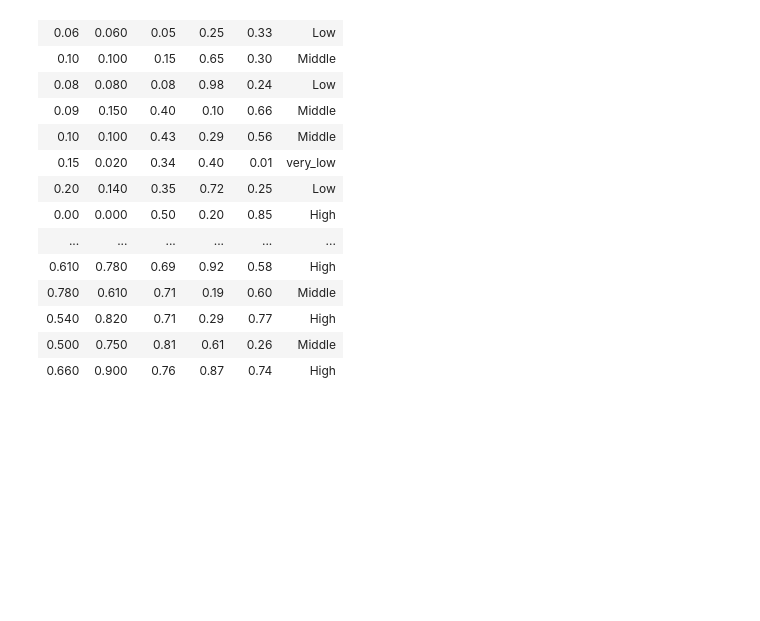
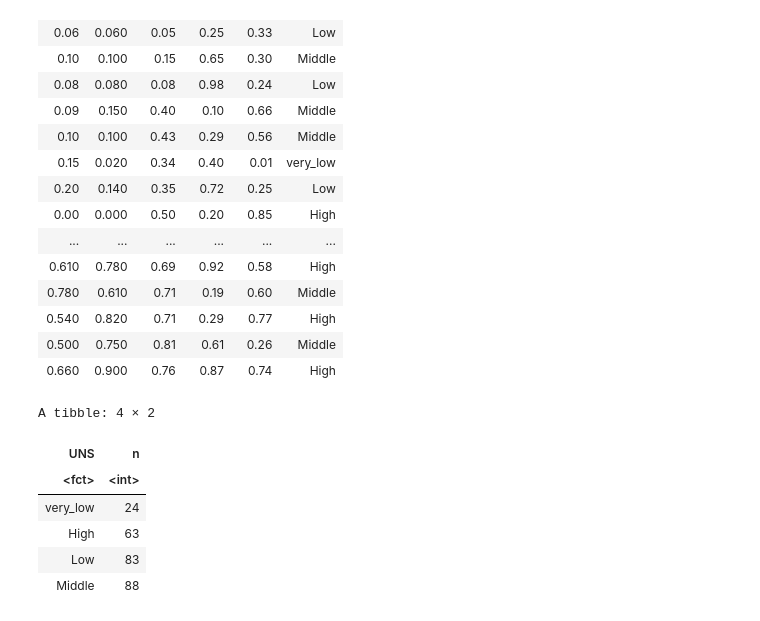
Before and after one commit to hugotaylor3/DSCI-project, a Jupyter notebook: Project Proposal.ipynb, the cells around one changed output. Saved outputs shown, nothing was run; the diff lists cells and outputs as text; code cells hidden in the pictures; blank space fills up the shorter version.

```diff
--- a/Project Proposal.ipynb
+++ b/Project Proposal.ipynb
@@ -35,3 +39,16 @@ A tibble: 258 × 6
 | 0.540 | 0.820 | 0.71 | 0.29 | 0.77 | High |
 | 0.500 | 0.750 | 0.81 | 0.61 | 0.26 | Middle |
 | 0.660 | 0.900 | 0.76 | 0.87 | 0.74 | High |
+# %%
+counts <- tidy_data |>
+     count(UNS)
+
+counts
+# %% [output]
+A tibble: 4 × 2
+| UNS | n |
+| <fct> | <int> |
+| very_low | 24 |
+| High | 63 |
+| Low | 83 |
+| Middle | 88 |
```
Also changed, not shown: parts of 7 cells of this notebook.
